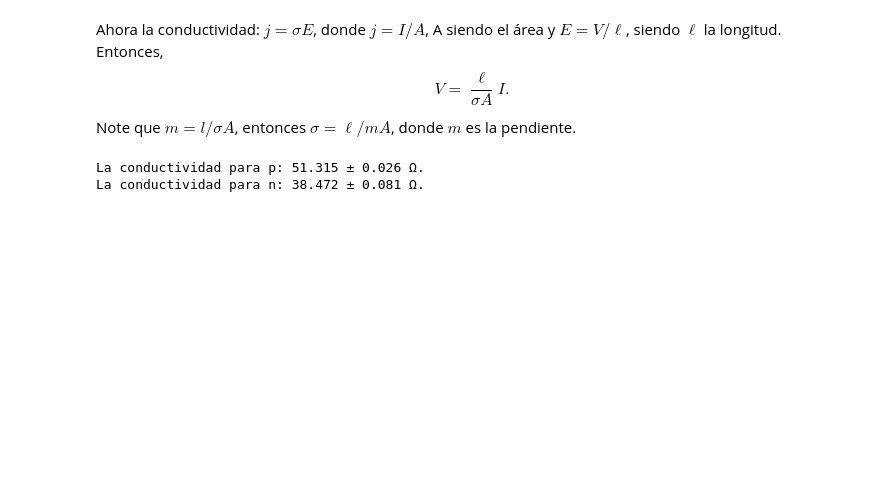
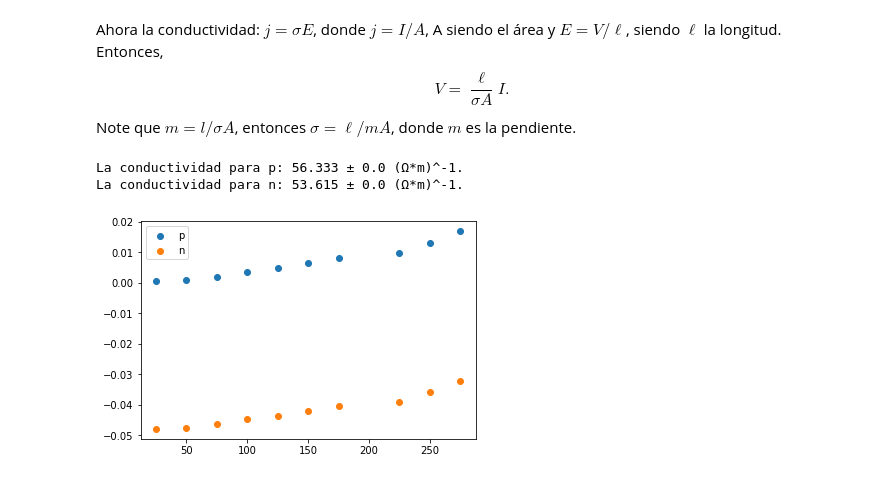
Before and after one commit to sofiaalvarezlopez/Laboratorio-Intermedio, a Jupyter notebook: Efecto Hall/Efecto Hall.ipynb, the cells around one changed output. Saved outputs shown, nothing was run; the diff lists cells and outputs as text; code cells hidden in the pictures; blank space fills up the shorter version.

Commit message:
Act 3.1 con datos de Nicolas

```diff
--- a/Efecto Hall/Efecto Hall.ipynb
+++ b/Efecto Hall/Efecto Hall.ipynb
@@ -329,7 +329,7 @@ plt.savefig('Hall_coeff_2.pdf')
 # %% [markdown]
 ## Actividad 3
 # %%
-act_3 = pd.read_excel('Efecto_Hall.xlsx', sheet_name='Voltaje longitudinal')
+act_3 = pd.read_excel('Efecto_Hall.xlsx', sheet_name='Datos Nicolas')
 # %% [markdown]
 Usando ley de Ohm: $V = IR$, entonces la pendiente será la resistencia, R_0, a temperatura ambiente.
 # %%
@@ -356,8 +356,31 @@ a = 0.1/1e4 #Divido entre 10^4 para que me quede en m^2.
 sigma_p = l/(popt_act3_p[0]*a)
 sigma_n = l/(popt_act3_n[0]*a)
 # %%
-print('La conductividad para p: {} ± {} Ω.'.format(np.round(sigma_p,3), np.round(pcov_act3_p[0,0],3)))
-print('La conductividad para n: {} ± {} Ω.'.format(np.round(sigma_n,3), np.round(pcov_act3_n[0,0],3)))
+print('La conductividad para p: {} ± {} (Ω*m)^-1.'.format(np.round(sigma_p,3), np.round(pcov_act3_p[0,0],3)))
+print('La conductividad para n: {} ± {} (Ω*m)^-1.'.format(np.round(sigma_n,3), np.round(pcov_act3_n[0,0],3)))
 # %% [output]
-La conductividad para p: 51.315 ± 0.026 Ω.
-La conductividad para n: 38.472 ± 0.081 Ω.
+La conductividad para p: 56.333 ± 0.0 (Ω*m)^-1.
+La conductividad para n: 53.615 ± 0.0 (Ω*m)^-1.
+# %%
+v_long_p = pd.read_excel('Efecto_Hall.xlsx', sheet_name='Voltaje longitudinal p')
+v_long_n = pd.read_excel('Efecto_Hall.xlsx', sheet_name='Voltaje longitudinal n')
+# %%
+R_m_p = []
+R_m_n = []
+incs_R_m_p = []
+incs_R_m_n = []
+for col in v_long_p.columns:
+    if col != 'Corriente':
+        popt, pcov = curve_fit(ajuste_lineal, v_long_p['Corriente']/(10**3), v_long_p[col])
+        R_m_p.append(popt[0])
+        incs_R_m_p.append(pcov[0,0])
+        popt, pcov = curve_fit(ajuste_lineal, v_long_n['Corriente']/(10**3), v_long_n[col])
+        R_m_n.append(popt[0])
+        incs_R_m_n.append(pcov[0,0])
+R_m_p = np.array(R_m_p)
+R_m_n = np.array(R_m_n)
+
+diff_p = (R_m_p - R_p)/R_p
+diff_n = (R_m_p - R_n)/R_n
+# %%
+B = [i for i in range(25,300,25) if i != 200]
@@ -363,0 +390,6 @@ La conductividad para n: 38.472 ± 0.081 Ω.
+# %%
+plt.scatter(B, diff_p, label='p')
+plt.scatter(B, diff_n, label='n')
+plt.legend()
+# %% [output]
+[figure, added]
```
Also changed, not shown: parts of 3 cells of this notebook, 10 other files.
